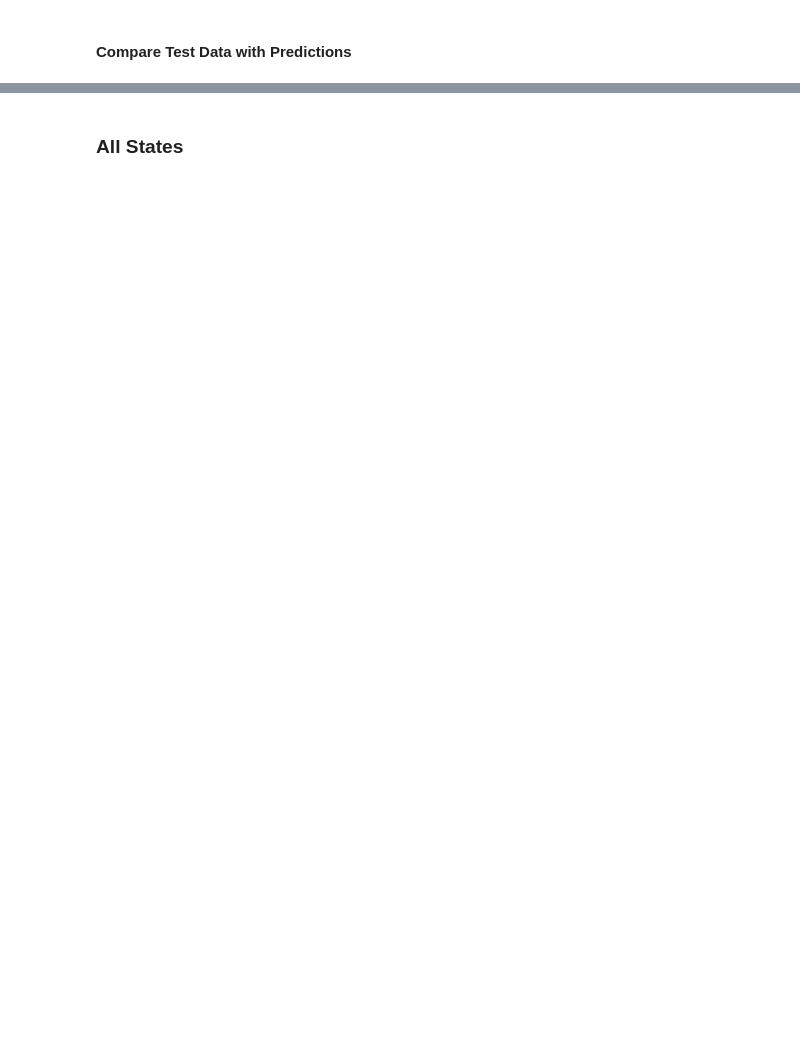
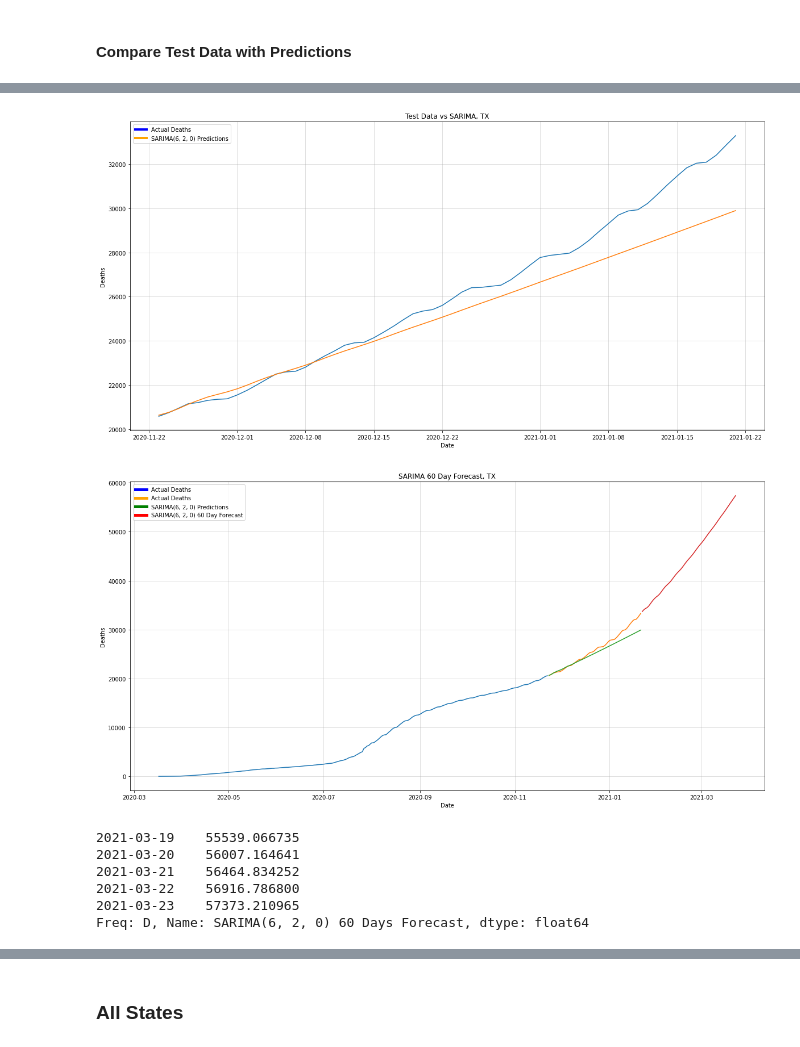
Before and after one commit to JosephDenney/Covid_Analysis, a Jupyter notebook: EDA_Notebook.ipynb, the cells around one changed output, grey strips where cells are left out. Saved outputs shown, nothing was run; the diff lists cells and outputs as text; code cells hidden in the pictures; blank space fills up the shorter version.

```diff
--- a/EDA_Notebook.ipynb
+++ b/EDA_Notebook.ipynb
@@ -695,0 +908,11 @@ cas_state(df_states,'CA',30)
+# %%
+cas_state(df_states=df_states,state_postal_code='TX',days=60)
+# %% [output]
+[figure, added]
+[figure, added]
+2021-03-19    55539.066735
+2021-03-20    56007.164641
+2021-03-21    56464.834252
+2021-03-22    56916.786800
+2021-03-23    57373.210965
+Freq: D, Name: SARIMA(6, 2, 0) 60 Days Forecast, dtype: float64
```
Also changed, not shown: parts of 100 cells of this notebook, 2 other files.
